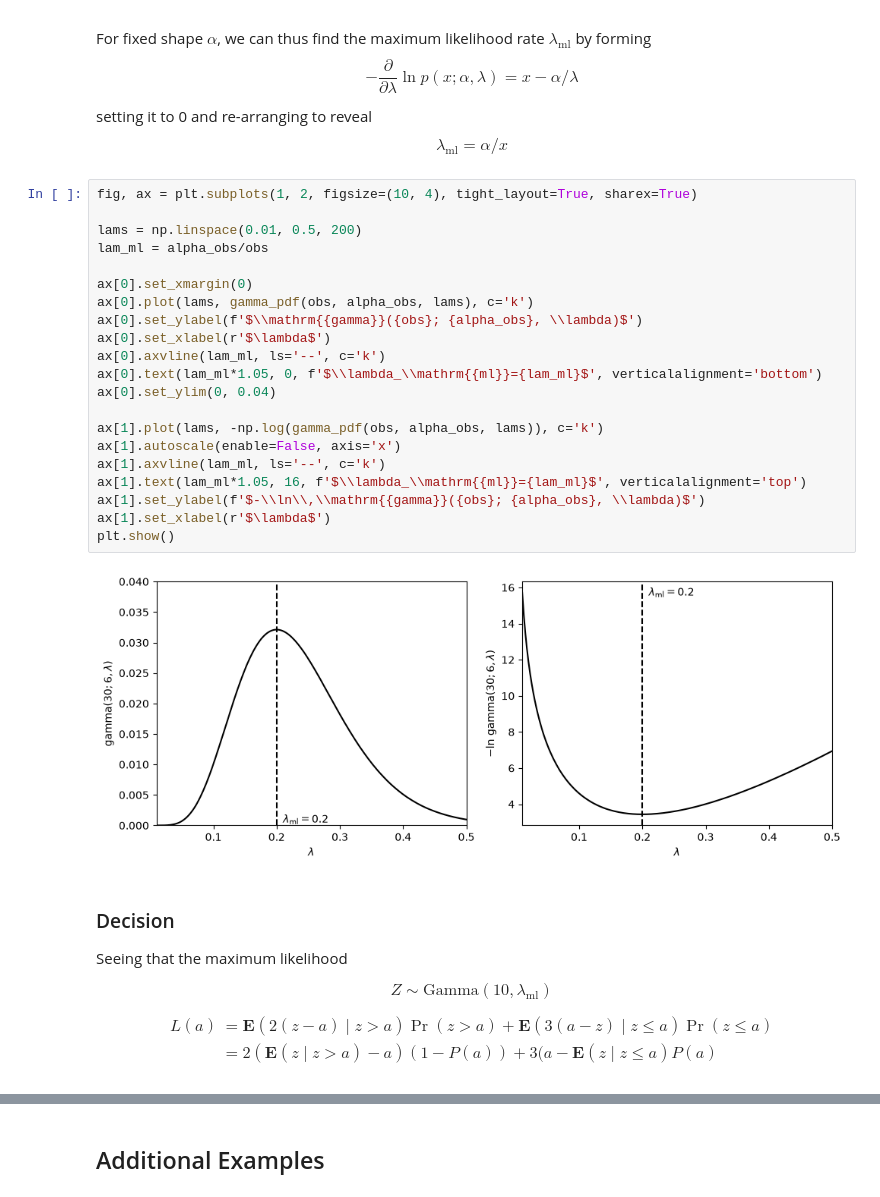
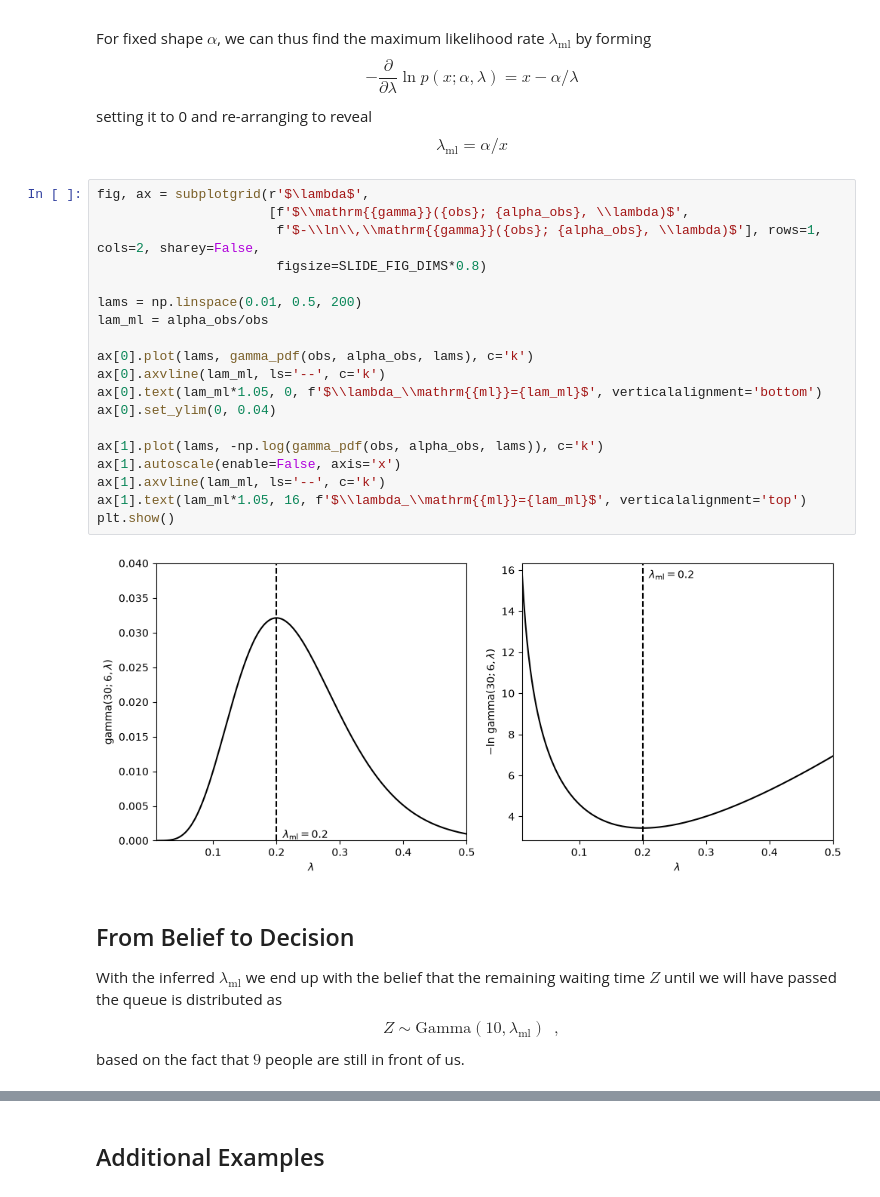
Before and after one commit to marioboley/Uni-Haifa-214.4312-Code, a Jupyter notebook: 2.1_models.ipynb, the cells around one changed output, grey strips where cells are left out. Drawn from its saved outputs; the diff is of its cells as text.

```diff
--- a/2.1_models.ipynb
+++ b/2.1_models.ipynb
@@ -146,40 +150,31 @@ $$
 \lambda_\mathrm{ml} = \alpha / x
 $$
 # %%
-fig, ax = plt.subplots(1, 2, figsize=(10, 4), tight_layout=True, sharex=True)
+fig, ax = subplotgrid(r'$\lambda$',
+                      [f'$\\mathrm{{gamma}}({obs}; {alpha_obs}, \\lambda)$',
+                       f'$-\\ln\\,\\mathrm{{gamma}}({obs}; {alpha_obs}, \\lambda)$'], rows=1, cols=2, sharey=False,
+                       figsize=SLIDE_FIG_DIMS*0.8)
 
 lams = np.linspace(0.01, 0.5, 200)
 lam_ml = alpha_obs/obs
 
-ax[0].set_xmargin(0)
 ax[0].plot(lams, gamma_pdf(obs, alpha_obs, lams), c='k')
-ax[0].set_ylabel(f'$\\mathrm{{gamma}}({obs}; {alpha_obs}, \\lambda)$')
-ax[0].set_xlabel(r'$\lambda$')
 ax[0].axvline(lam_ml, ls='--', c='k')
 ax[0].text(lam_ml*1.05, 0, f'$\\lambda_\\mathrm{{ml}}={lam_ml}$', verticalalignment='bottom')
 ax[0].set_ylim(0, 0.04)
 
 ax[1].plot(lams, -np.log(gamma_pdf(obs, alpha_obs, lams)), c='k')
 ax[1].autoscale(enable=False, axis='x')
 ax[1].axvline(lam_ml, ls='--', c='k')
 ax[1].text(lam_ml*1.05, 16, f'$\\lambda_\\mathrm{{ml}}={lam_ml}$', verticalalignment='top')
-ax[1].set_ylabel(f'$-\\ln\\,\\mathrm{{gamma}}({obs}; {alpha_obs}, \\lambda)$')
-ax[1].set_xlabel(r'$\lambda$')
 plt.show()
 # %% [output]
-[figure, old version]
+[figure, new version]
 # %% [markdown]
-### Decision
+## From Belief to Decision
 
-Seeing that the maximum likelihood
-
+With the inferred $\lambda_\mathrm{ml}$ we end up with the belief that the remaining waiting time $Z$ until we will have passed the queue is distributed as
 $$
-Z \sim \mathrm{Gamma}(10, \lambda_\mathrm{ml})
+Z \sim \mathrm{Gamma}(10, \lambda_\mathrm{ml}) \enspace ,
 $$
-
-$$
-\begin{aligned}
-L(a) &= \mathbf E(2(z-a) \mid z > a) \Pr(z > a) + \mathbf E(3(a-z) \mid z \leq a) \Pr(z \leq a)\\
-&= 2 (\mathbf E(z \mid z > a) - a) (1-P(a)) + 3(a-\mathbf E(z \mid z \leq a) P(a)
-\end{aligned}
-$$
+based on the fact that $9$ people are still in front of us.
```
Also changed, not shown: parts of 11 cells of this notebook, 2 other files.
